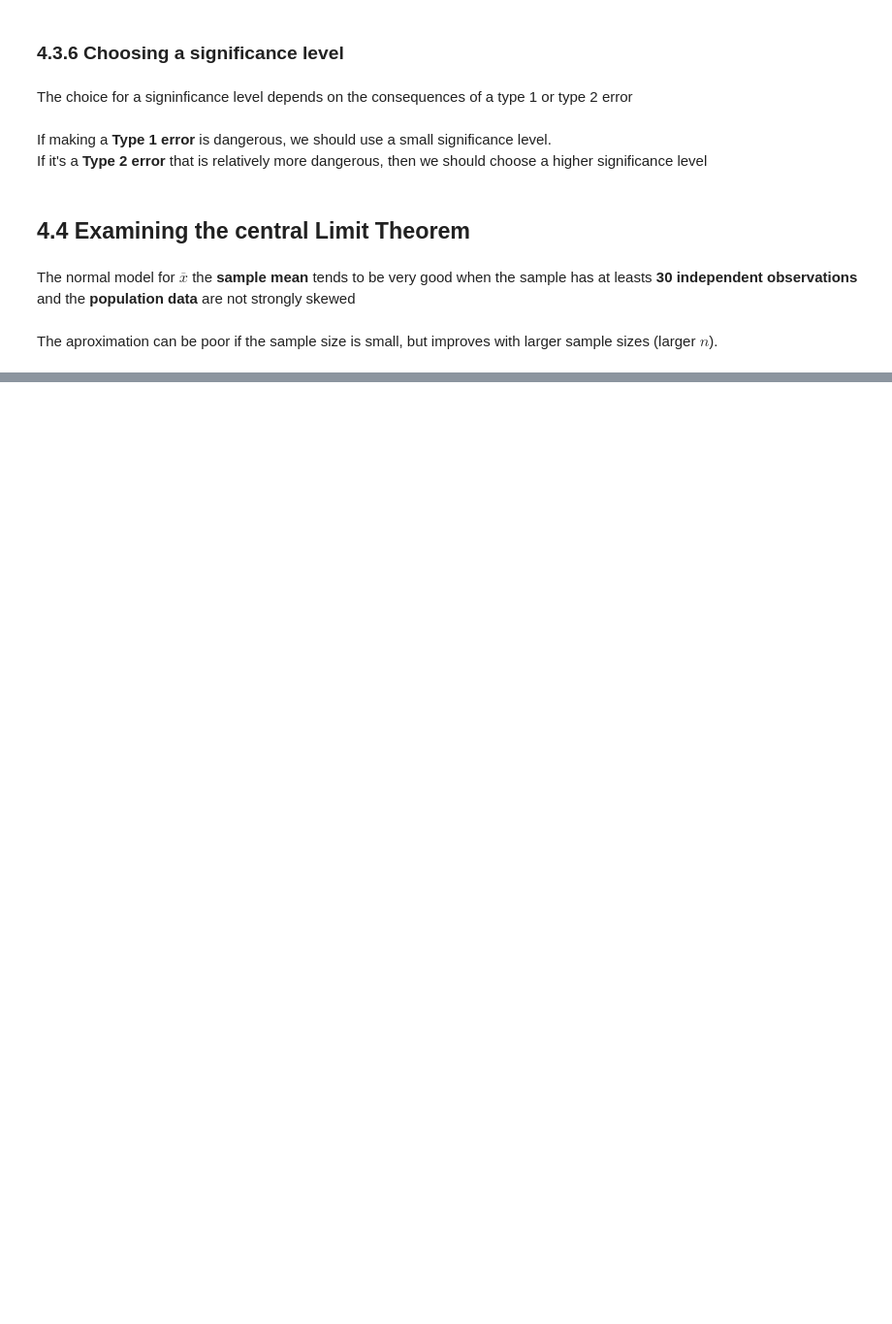
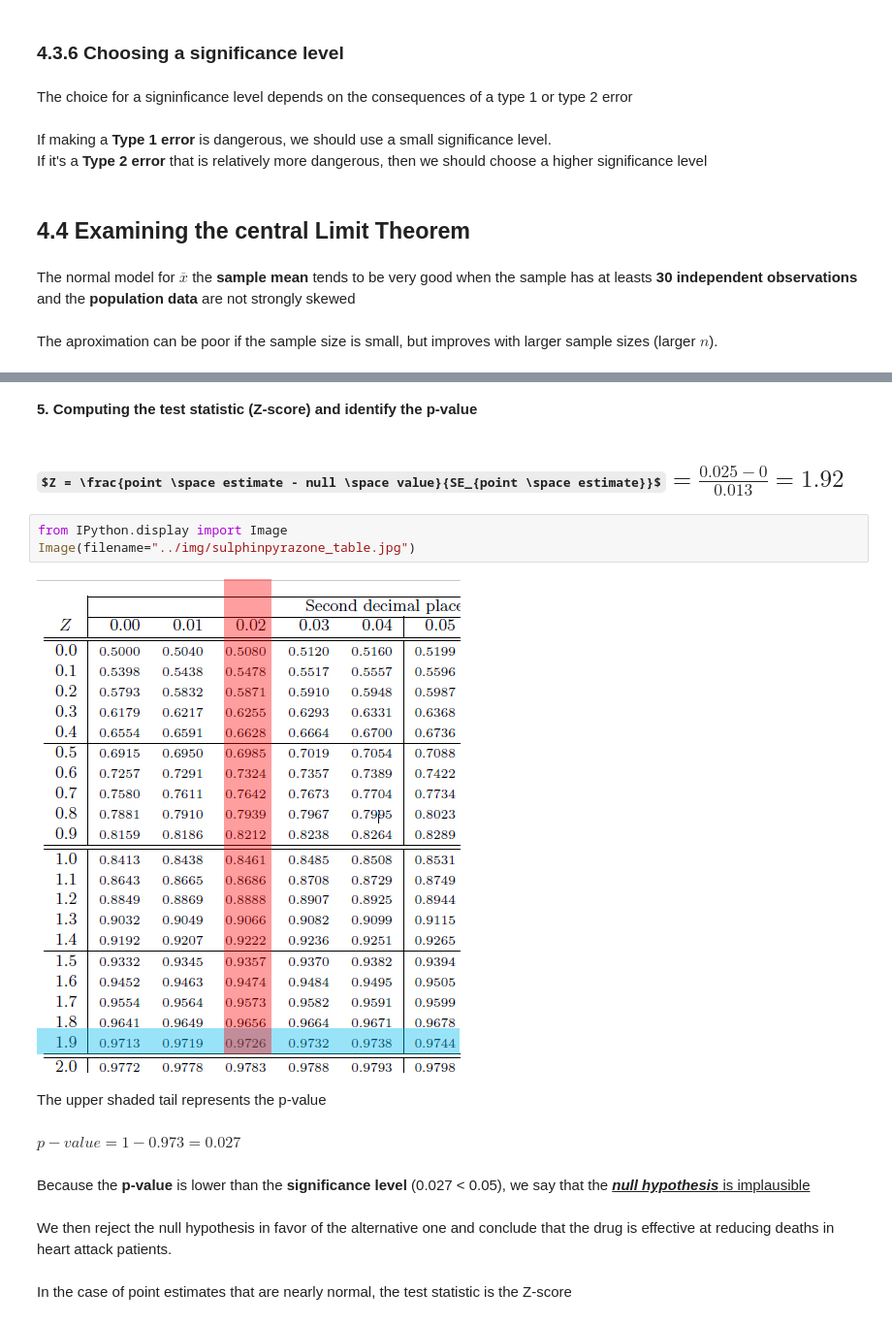
Before and after one commit to chikoungoun/OpenIntro, a Jupyter notebook: Chapter 4/Chap4_Foundations_for_Inference.ipynb, the cells around one changed output, grey strips where cells are left out. Shown at 97% size. Drawn from its saved outputs; the diff is of its cells as text; some formulas as TeX source; blank space fills up the shorter version.

```diff
--- a/Chapter 4/Chap4_Foundations_for_Inference.ipynb
+++ b/Chapter 4/Chap4_Foundations_for_Inference.ipynb
@@ -593,0 +651,19 @@ The aproximation can be poor if the sample size is small, but improves with larg
+# %% [markdown]
+**5. Computing the test statistic (Z-score) and identify the p-value**
+# %% [markdown]
+<h2>$Z = \frac{point \space estimate - null \space value}{SE_{point \space estimate}}$$ = \frac{0.025 - 0}{0.013} = 1.92$</h2>
+# %%
+from IPython.display import Image
+Image(filename="../img/sulphinpyrazone_table.jpg")
+# %% [output]
+[figure, added]
+# %% [markdown]
+The upper shaded tail represents the p-value
+# %% [markdown]
+$p-value = 1 - 0.973 = 0.027$
+# %% [markdown]
+Because the **p-value** is lower than the **significance level** (0.027 < 0.05), we say that the <u><i>**null hypothesis**</i> is implausible</u>
+# %% [markdown]
+We then reject the null hypothesis in favor of the alternative one and conclude that the drug is effective at reducing deaths in heart attack patients.
+# %% [markdown]
+In the case of point estimates that are nearly normal, the test statistic is the Z-score
```
Also changed, not shown: parts of 21 cells of this notebook.
